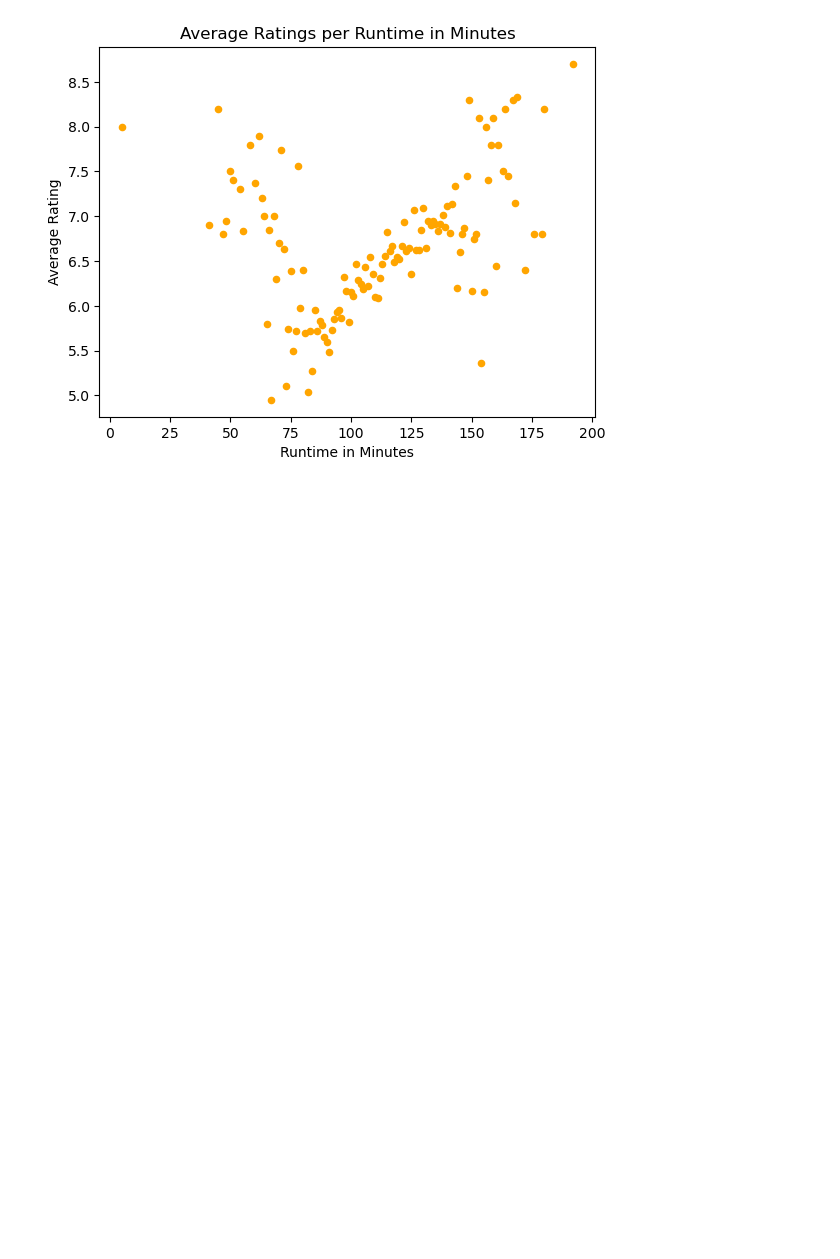
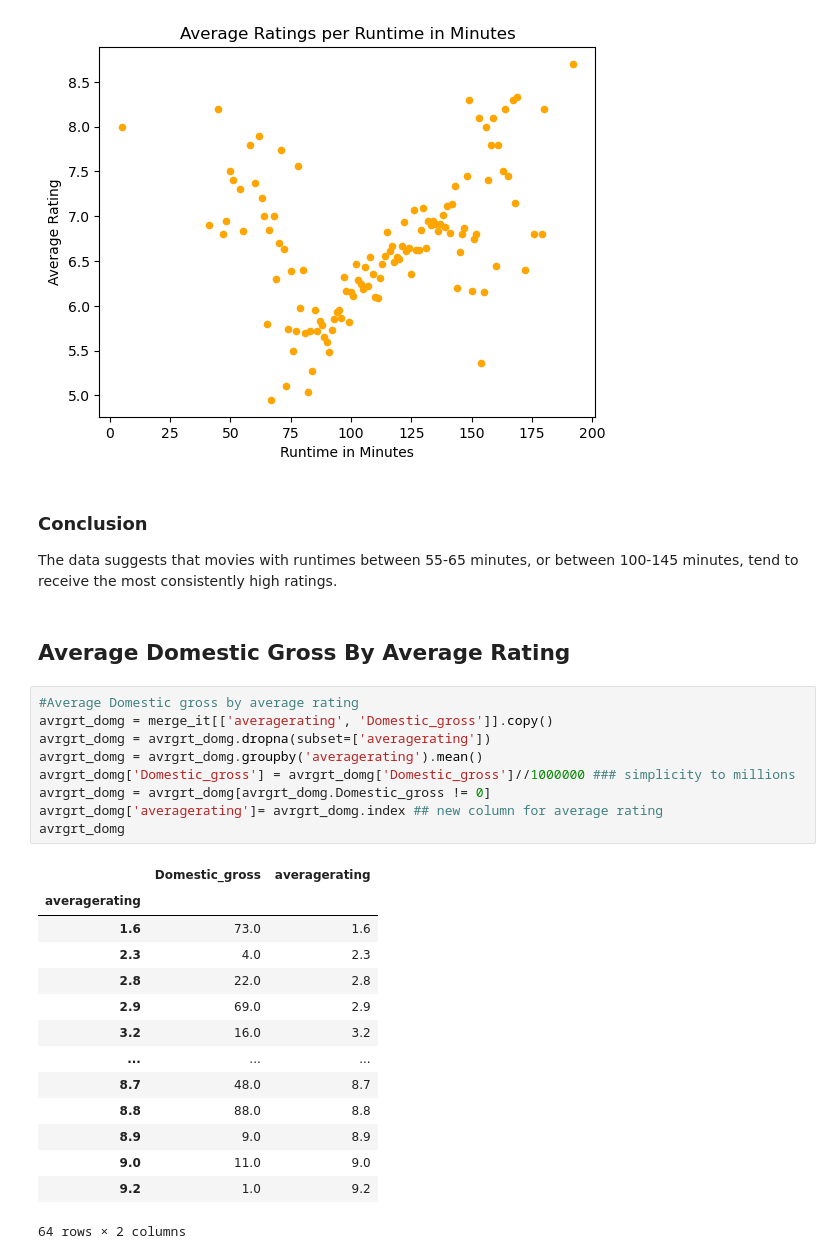
Before and after one commit to KMalinga/dsc-phase-1-project-v2-4, a Jupyter notebook: student.ipynb, the cells around one changed output. Cells and saved outputs as stored; diff of their text form; blank space fills up the shorter version.

```diff
--- a/student.ipynb
+++ b/student.ipynb
@@ -699,3 +699,32 @@ plt.ylabel('Average Rating')
 plt.savefig('avgrat_runtime_scatter.png')
 # %% [output]
 [figure]
+# %% [markdown]
+### Conclusion
+The data suggests that movies with runtimes between 55-65 minutes, or between 100-145 minutes, tend to receive the most consistently high ratings.
+# %% [markdown]
+## Average Domestic Gross By Average Rating
+# %%
+#Average Domestic gross by average rating
+avrgrt_domg = merge_it[['averagerating', 'Domestic_gross']].copy()
+avrgrt_domg = avrgrt_domg.dropna(subset=['averagerating'])
+avrgrt_domg = avrgrt_domg.groupby('averagerating').mean()
+avrgrt_domg['Domestic_gross'] = avrgrt_domg['Domestic_gross']//1000000 ### simplicity to millions
+avrgrt_domg = avrgrt_domg[avrgrt_domg.Domestic_gross != 0]
+avrgrt_domg['averagerating']= avrgrt_domg.index ## new column for average rating
+avrgrt_domg
+# %% [output]
+|  | Domestic_gross | averagerating |
+| averagerating |  |  |
+| 1.6 | 73.0 | 1.6 |
+| 2.3 | 4.0 | 2.3 |
+| 2.8 | 22.0 | 2.8 |
+| 2.9 | 69.0 | 2.9 |
+| 3.2 | 16.0 | 3.2 |
+| ... | ... | ... |
+| 8.7 | 48.0 | 8.7 |
+| 8.8 | 88.0 | 8.8 |
+| 8.9 | 9.0 | 8.9 |
+| 9.0 | 11.0 | 9.0 |
+| 9.2 | 1.0 | 9.2 |
+64 rows × 2 columns
```
Also changed, not shown: parts of 1 cell of this notebook.
